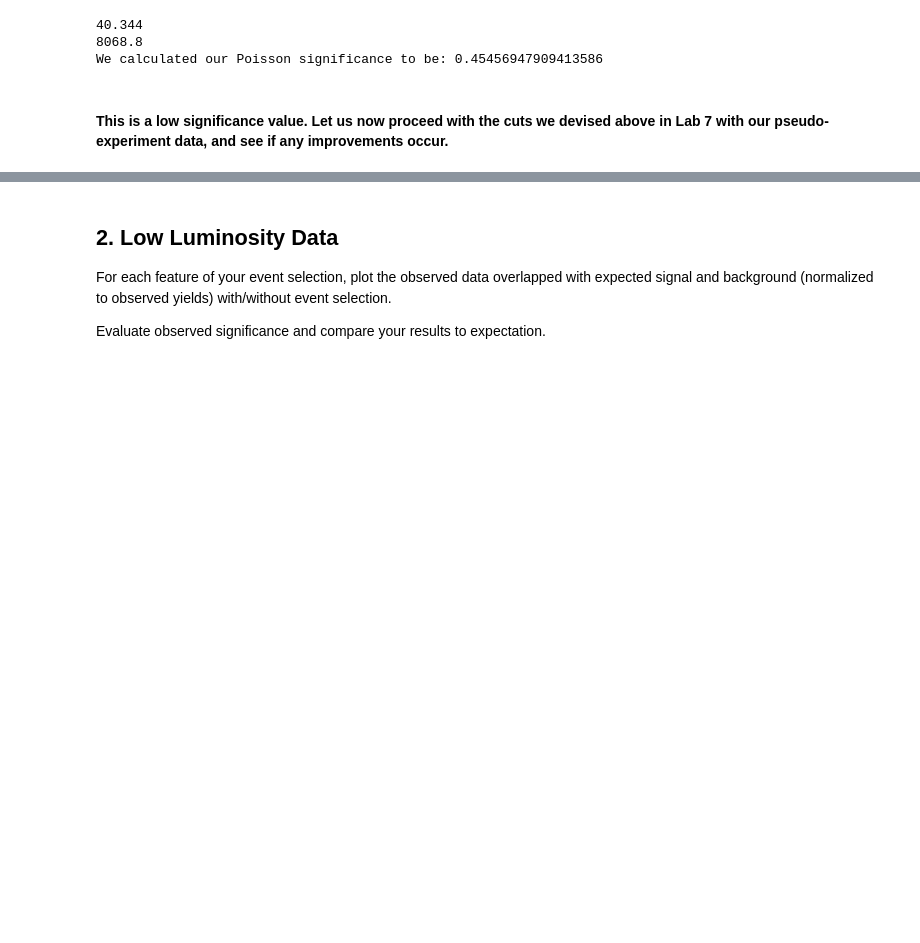
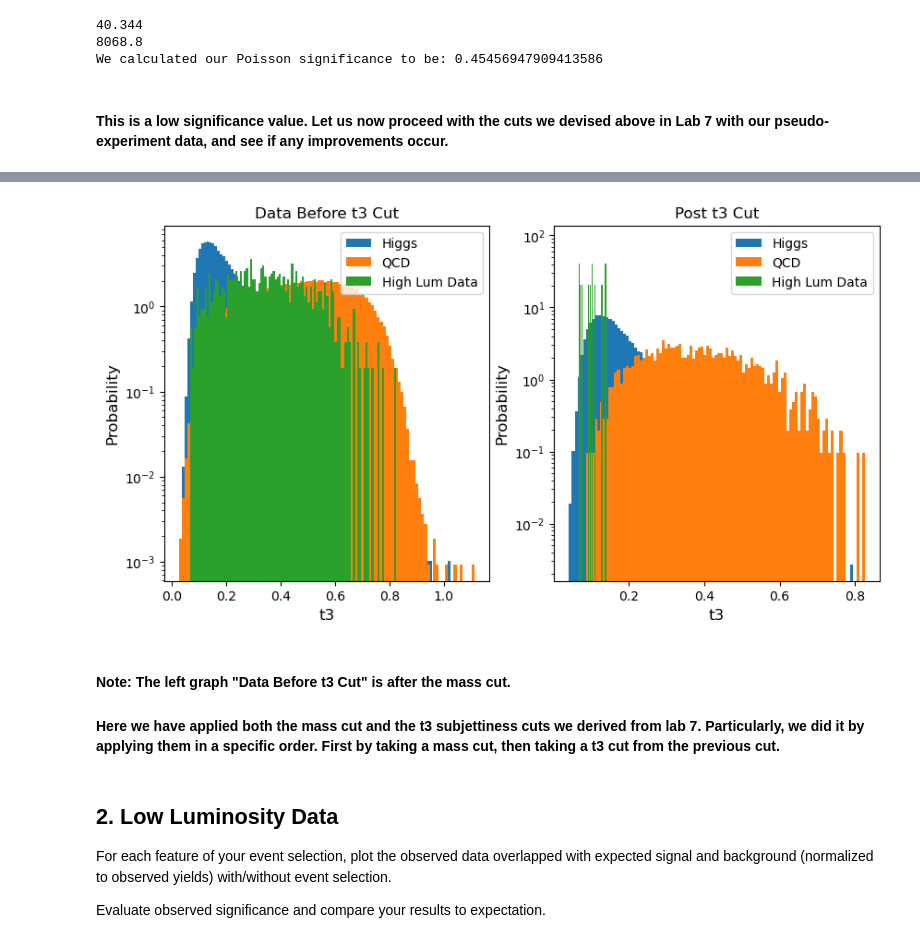
Before and after one commit to Mick-Ross/Computational-Data-Analysis, a Jupyter notebook: Lab 7-8/Lab_7&8.ipynb, the cells around one changed output, grey strips where cells are left out. Saved outputs shown, nothing was run; the diff lists cells and outputs as text; code cells hidden in the pictures; blank space fills up the shorter version.

```diff
--- a/Lab 7-8/Lab_7&8.ipynb
+++ b/Lab 7-8/Lab_7&8.ipynb
@@ -336,3 +319,11 @@ def plotCutsPseudo2(key, lowerBound, upperBound, currentSet):
+# %%
+highLum_t3Cut = plotCutsPseudo2('t3', 0.05, 0.15, highLum_massCut)
+# %% [output]
+[figure, added]
+# %% [markdown]
+#### Note: The left graph "Data Before t3 Cut" is after the mass cut.
+
+#### Here we have applied both the mass cut and the t3 subjettiness cuts we derived from lab 7. Particularly, we did it by applying them in a specific order. First by taking a mass cut, then taking a t3 cut from the previous cut.
 # %% [markdown]
 ## 2. Low Luminosity Data
 For each feature of your event selection, plot the observed data overlapped with expected signal and background (normalized to observed yields) with/without event selection.
```
Also changed, not shown: parts of 16 cells of this notebook.
